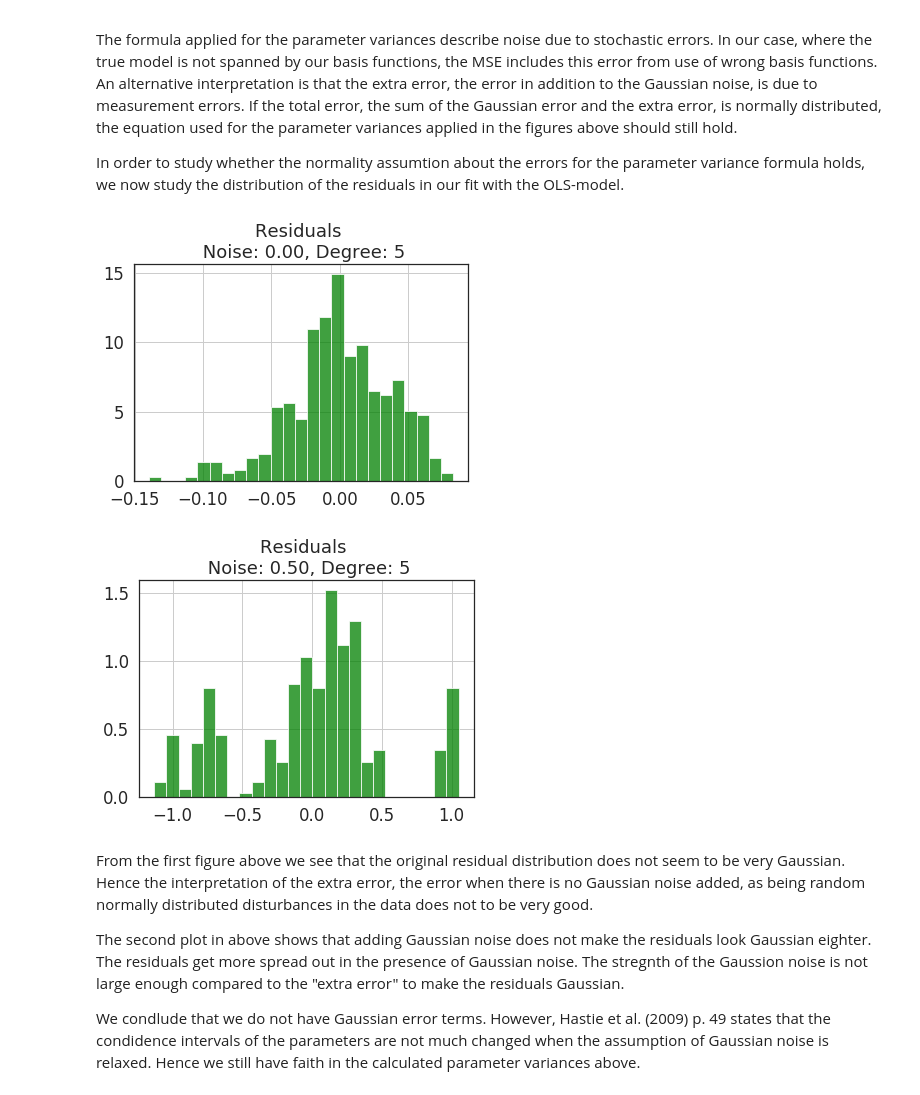
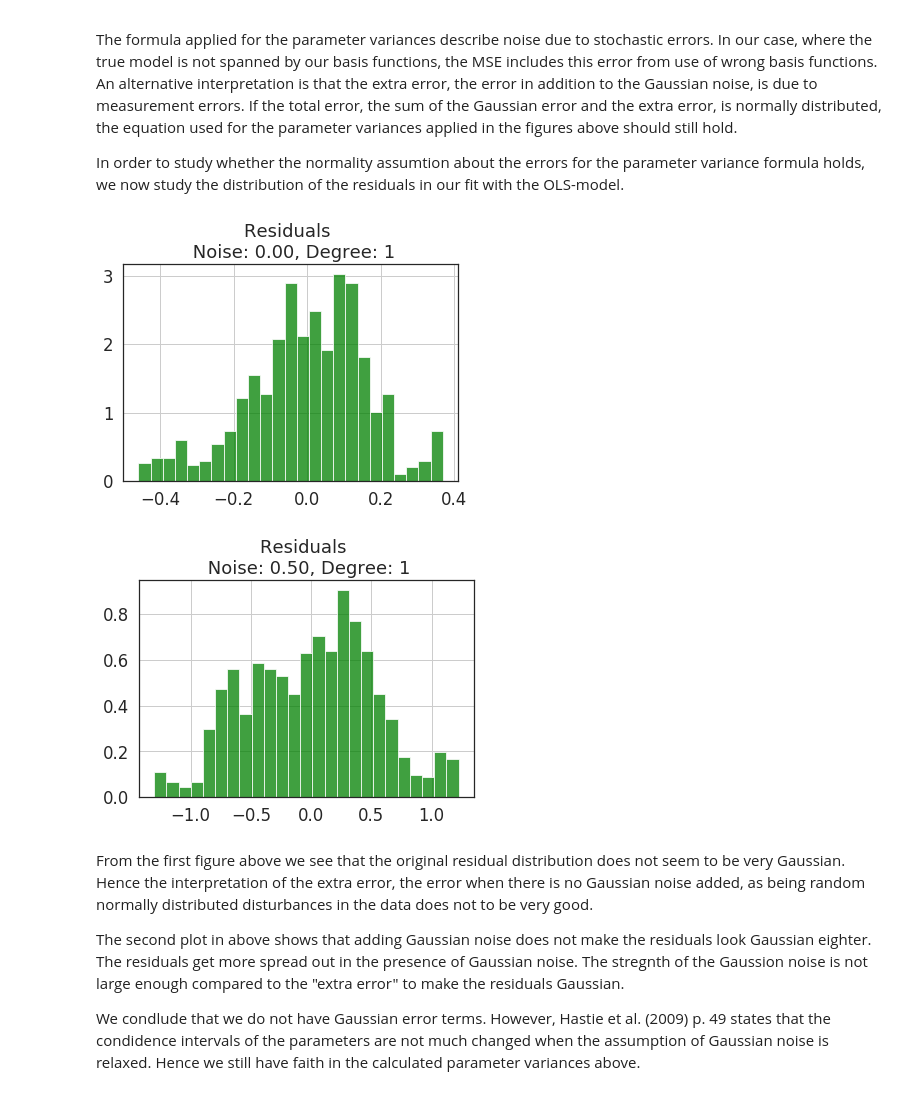
Before and after one commit to kaaja/ADAML, a Jupyter notebook: m1/m1Class.ipynb, the cells around one changed output. Cells and saved outputs as stored; diff of their text form; code cells hidden in the pictures.

```diff
--- a/m1/m1Class.ipynb
+++ b/m1/m1Class.ipynb
@@ -228,10 +159,10 @@ In order to study whether the normality assumtion about the errors for the param
 # %%
 noises=[0, 0.5]
 nBins=25
-terrain.createResidualHistograms(noises=noises, nBins=nBins)
+tst1.createResidualHistograms(noises=noises, nBins=nBins)
 # %% [output]
-[figure, old version]
+[figure, new version]
-[figure, old version]
+[figure, new version]
 # %% [markdown]
 From the first figure above we see that the original residual distribution does not seem to be very Gaussian. Hence the interpretation of the extra error, the error when there is no Gaussian noise added, as being random normally distributed disturbances in the data does not to be very good. <br>
 
```
Also changed, not shown: parts of 18 cells of this notebook, 1 other file.
